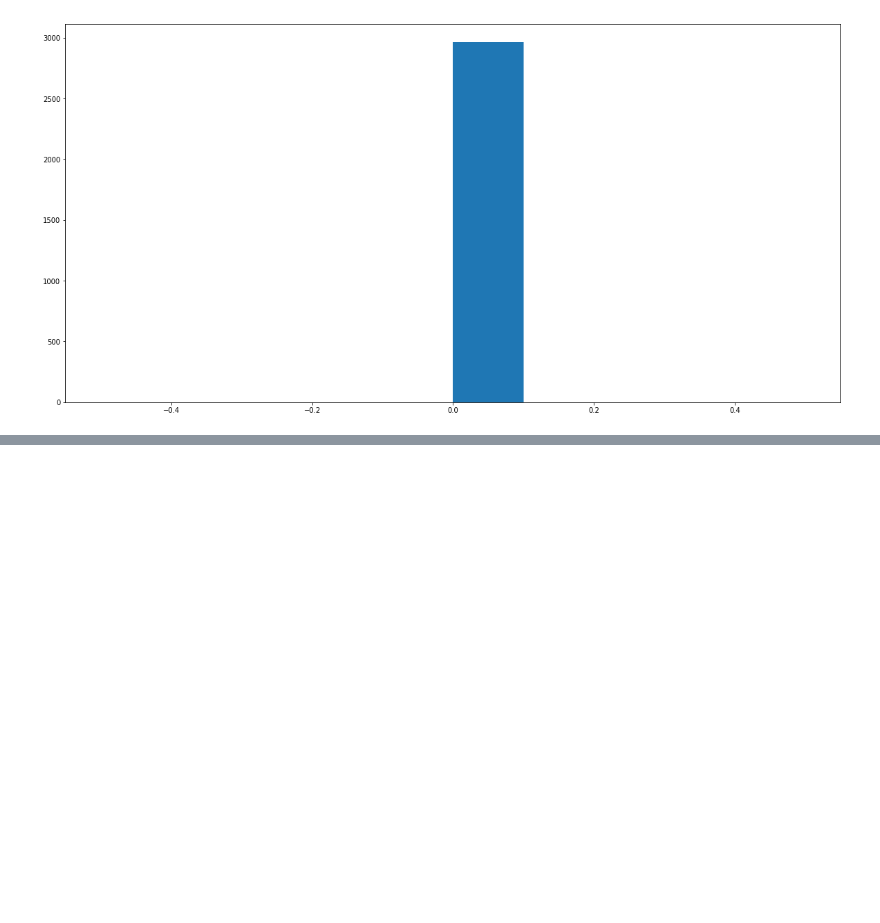
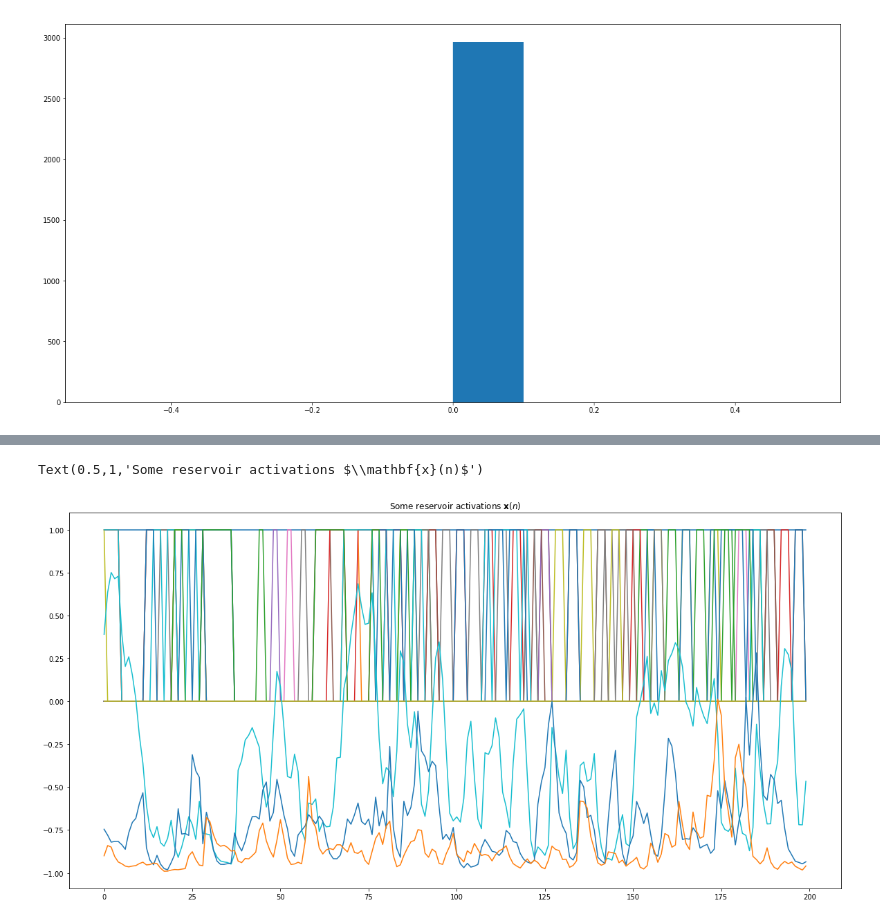
Before and after one commit to AzisK/Music-experiment, a Jupyter notebook: readNotes.ipynb, the cells around one changed output, grey strips where cells are left out. Drawn from its saved outputs; the diff is of its cells as text; code cells hidden in the pictures; blank space fills up the shorter version.

```diff
--- a/readNotes.ipynb
+++ b/readNotes.ipynb
@@ -197,0 +218,17 @@ toMidi()
+# %%
+inSize = outSize = 128
+resSize = 1000
+a = 0.8
+# %%
+np.random.seed(123)
+Win = (np.random.rand(resSize, 1 + inSize) - 0.5) * 1
+print('Win shape: {}'.format(Win.shape))
+W = np.random.rand(resSize, resSize) - 0.5
+print('W shape: {}'.format(W.shape))
+# Option 1 - direct scaling (quick&dirty, reservoir-specific):
+# W *= 0.135
+# Option 2 - normalizing and setting spectral radius (correct, slow):
+print('Computing spectral radius...')
+rhoW = max(abs(lin.eig(W)[0]))
+print('done.')
+W *= 1.25 / rhoW
@@ -197,0 +335,7 @@ toMidi()
+# %%
+plt.figure(2).clear()
+plt.plot( X[0:132,0:200].T)
+plt.title('Some reservoir activations $\mathbf{x}(n)$')
+# %% [output]
+Text(0.5,1,'Some reservoir activations $\\mathbf{x}(n)$')
+[figure, added]
```
Also changed, not shown: parts of 31 cells of this notebook, 1 other file.
